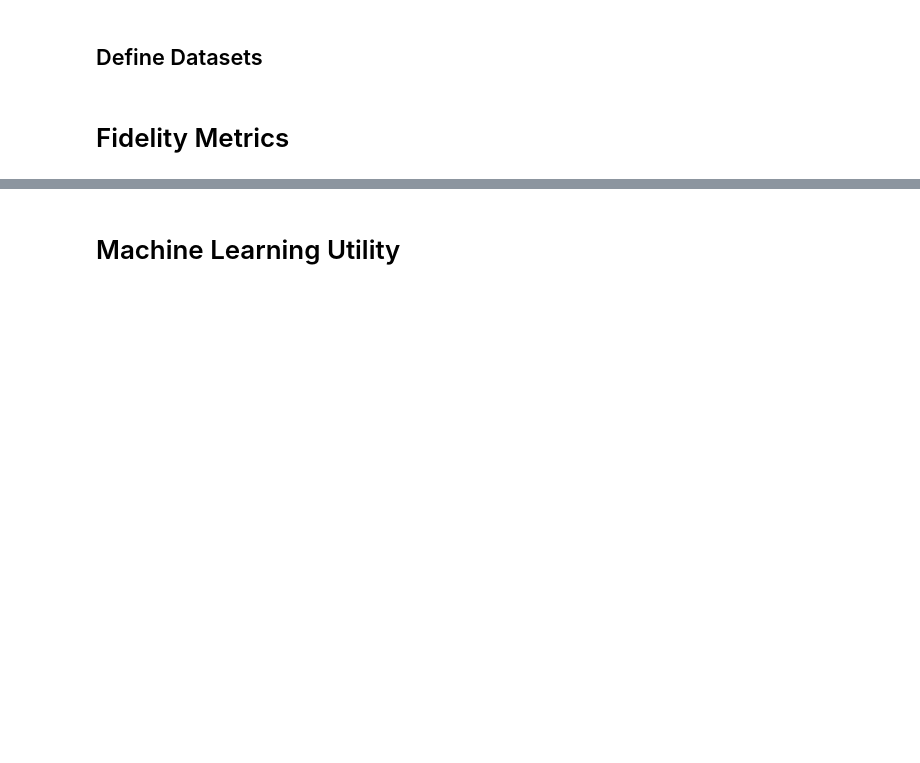
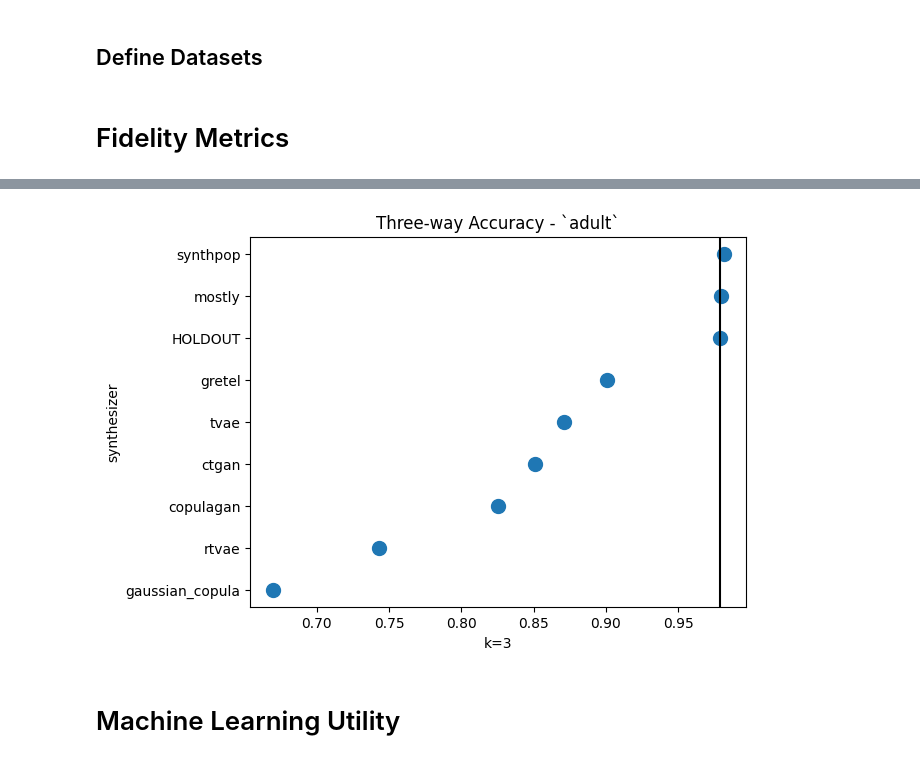
Before and after one commit to mostly-ai/paper-fidelity-accuracy, a Jupyter notebook: 2023-05/evaluate.ipynb, the cells around one changed output, grey strips where cells are left out. Saved outputs shown, nothing was run; the diff lists cells and outputs as text; code cells hidden in the pictures; blank space fills up the shorter version.

```diff
--- a/2023-05/evaluate.ipynb
+++ b/2023-05/evaluate.ipynb
@@ -165,5 +213,7 @@ plot(agg, 'adult', 'k=2', 'Bivariate TVD')
 # %%
-plot(agg, 'adult', 'k=3', 'Three-way TVD')
+plot(agg, 'adult', 'k=3', 'Three-way Accuracy')
+# %% [output]
+[figure, added]
 # %% [markdown]
 # Machine Learning Utility
 # %%
```
Also changed, not shown: parts of 15 cells of this notebook, 11 other files.
